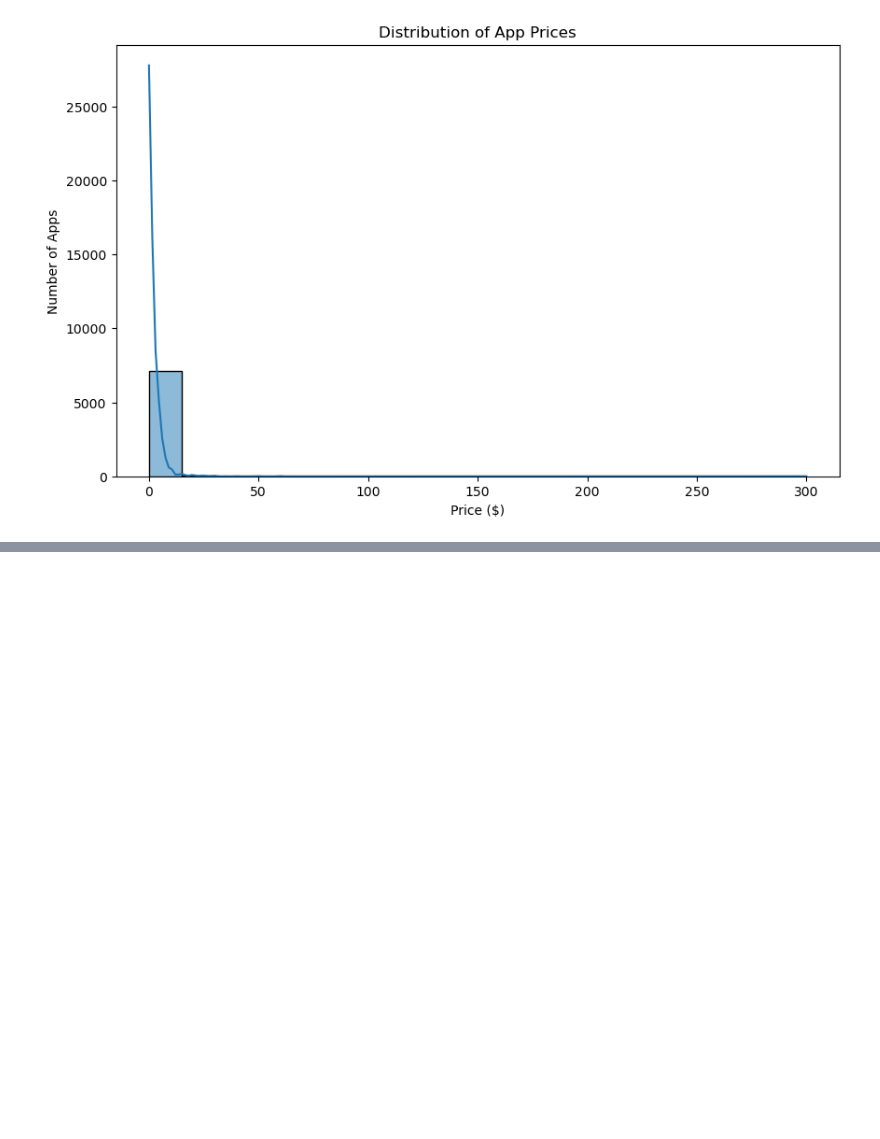
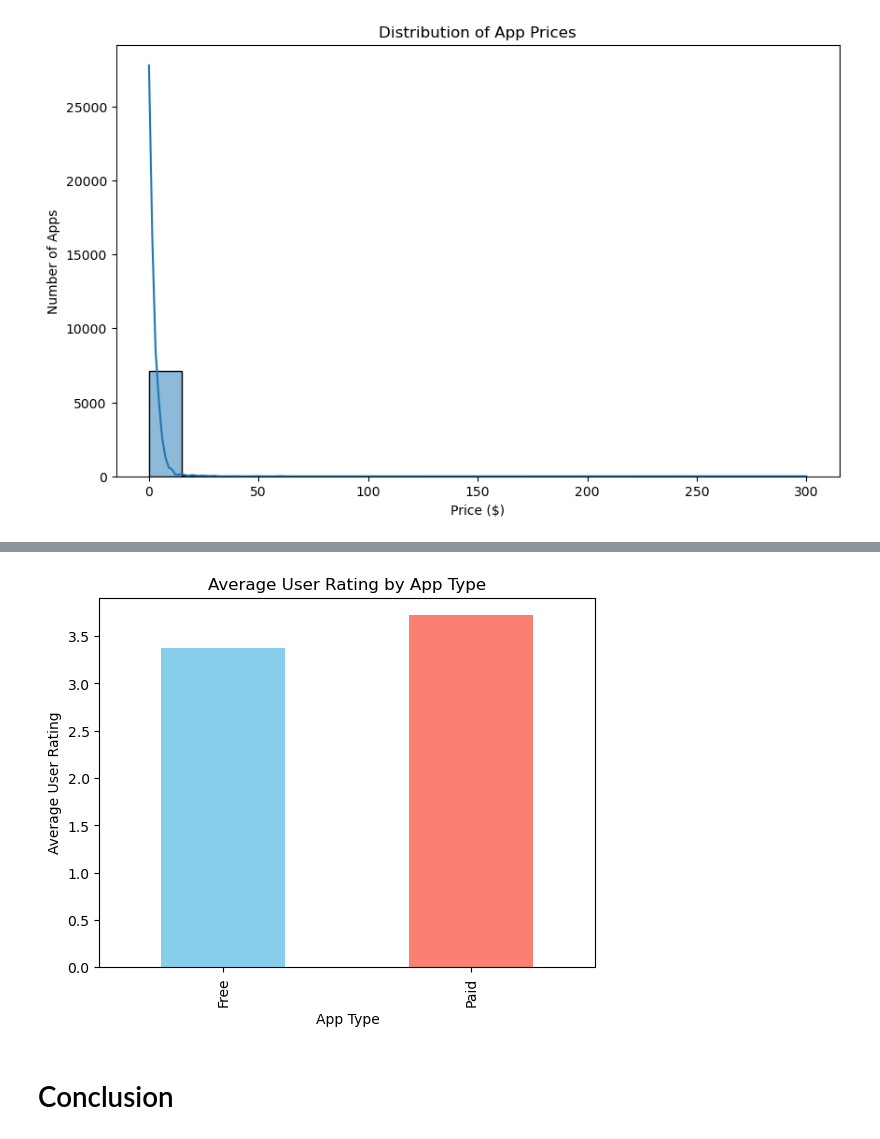
Before and after one commit to kshitij-jain-github/Analyzing-App-Store-Data, a Jupyter notebook: test.ipynb, the cells around one changed output, grey strips where cells are left out. Saved outputs shown, nothing was run; the diff lists cells and outputs as text; code cells hidden in the pictures; blank space fills up the shorter version.

Commit message:
Conclusion OF DATA ANALYSIS

```diff
--- a/test.ipynb
+++ b/test.ipynb
@@ -167,0 +168,14 @@ plt.show()
+# %%
+# Average rating for free and paid apps
+avg_rating = df.groupby('type')['user_rating'].mean()
+
+# Plotting
+avg_rating.plot(kind='bar', color=['skyblue', 'salmon'])
+plt.title('Average User Rating by App Type')
+plt.xlabel('App Type')
+plt.ylabel('Average User Rating')
+plt.show()
+# %% [output]
+[figure, added]
+# %% [markdown]
+# Conclusion
```
Also changed, not shown: parts of 2 cells of this notebook.
